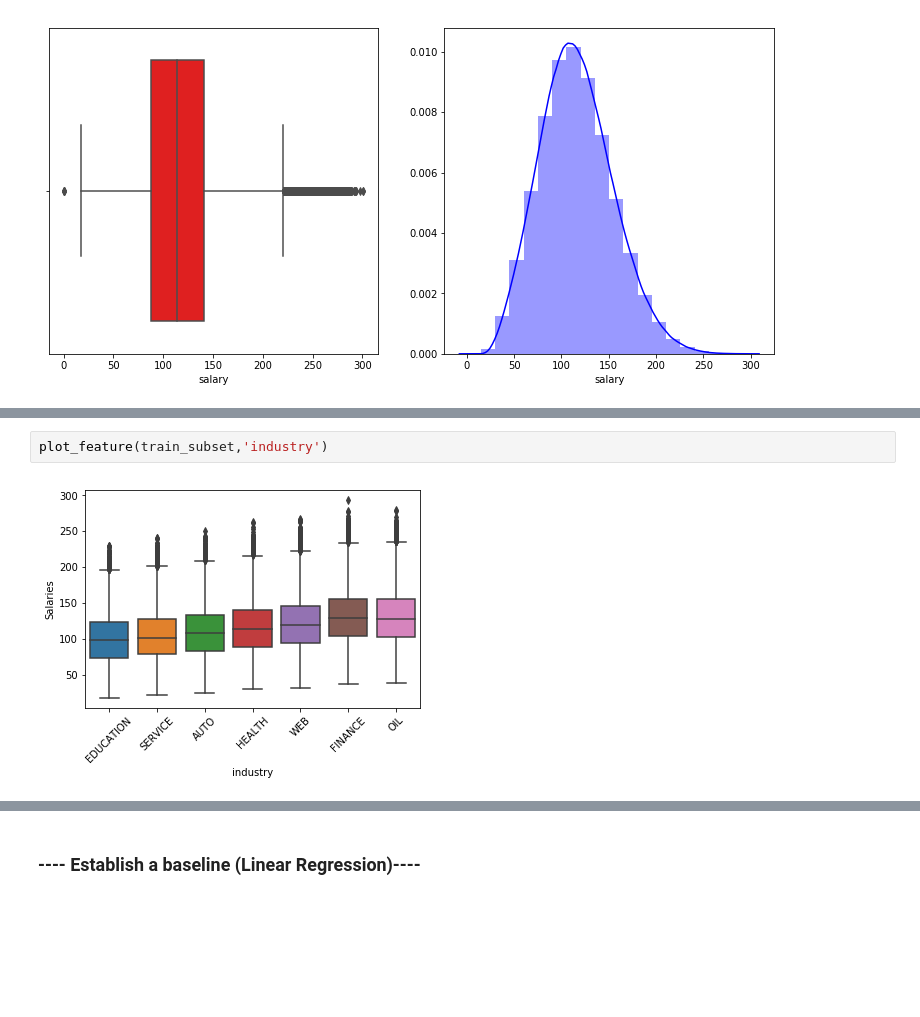
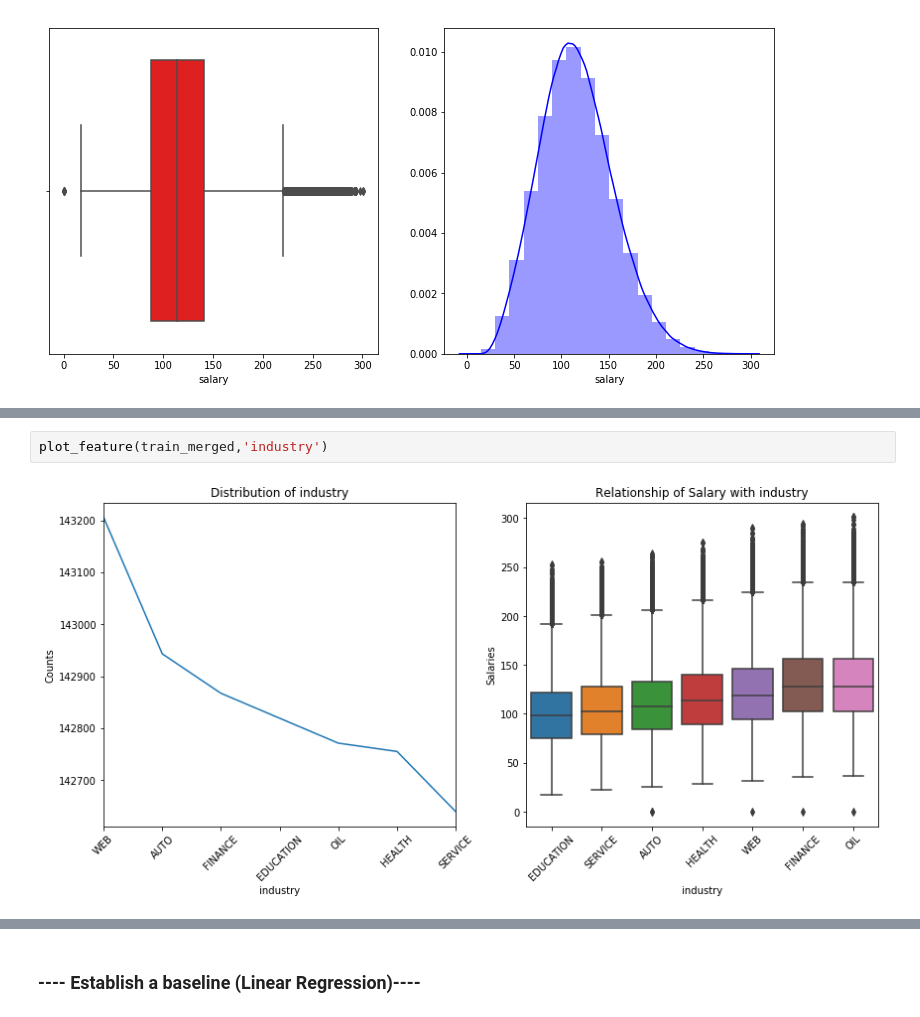
Before and after one commit to dsjoench/salarypredictionportfolio, a Jupyter notebook: Salary Prediction Portfolio .ipynb, the cells around one changed output, grey strips where cells are left out. Drawn from its saved outputs; the diff is of its cells as text; blank space fills up the shorter version.

```diff
--- a/Salary Prediction Portfolio .ipynb
+++ b/Salary Prediction Portfolio .ipynb
@@ -260,5 +291,5 @@ plot_feature(train_subset,'degree')
 # %%
-plot_feature(train_subset,'industry')
+plot_feature(train_merged,'industry')
 # %% [output]
-[figure, old version]
+[figure, new version]
 # %%
```
Also changed, not shown: parts of 58 cells of this notebook.
